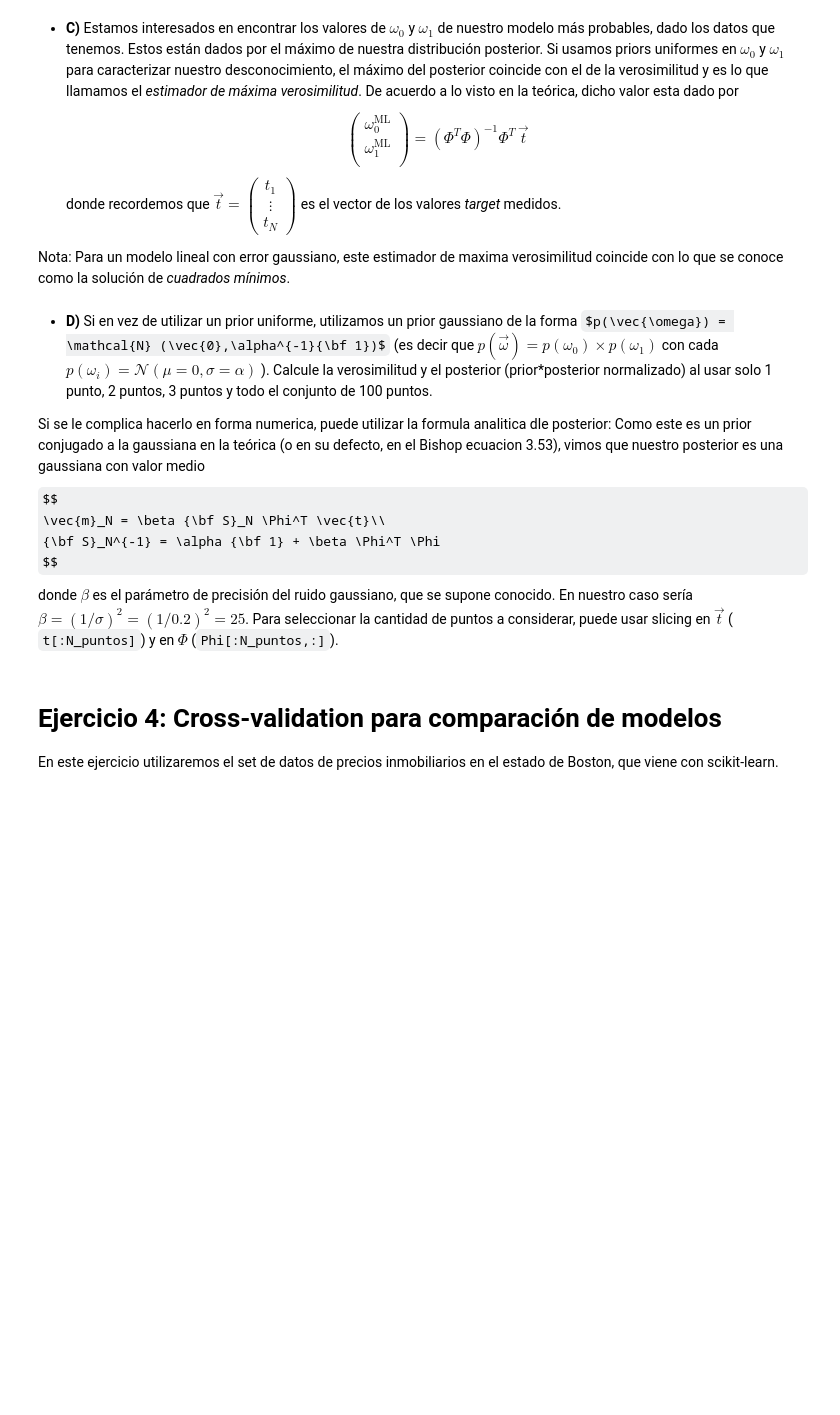
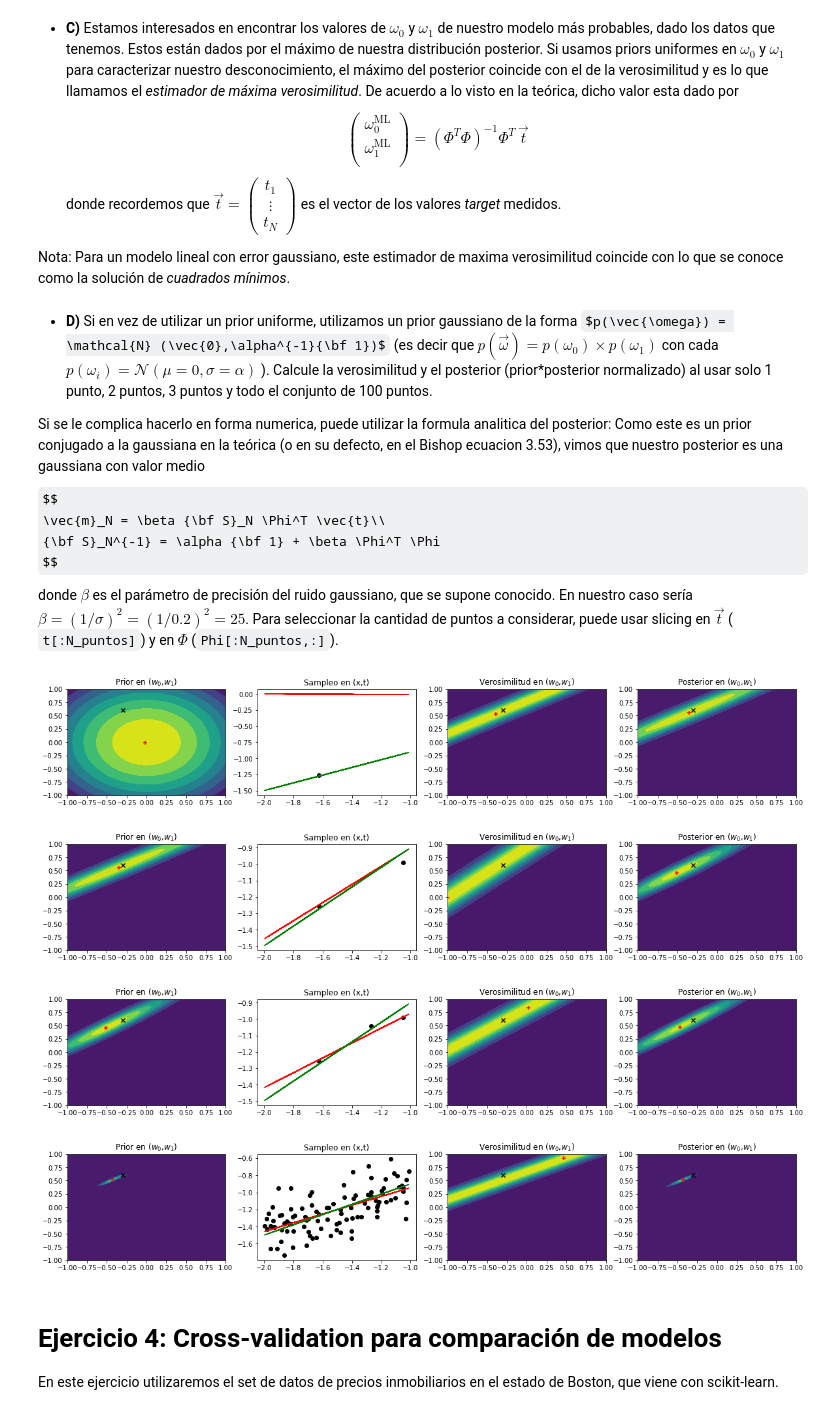
Before and after one commit to JavierGold/ML_UNSAM-2-2020, a Jupyter notebook: Solucion_Ejercicios_Modelos_Lineales.ipynb, the cells around one changed output. Cells and saved outputs as stored; diff of their text form; code cells hidden in the pictures; some formulas as TeX source; blank space fills up the shorter version.

```diff
--- a/Solucion_Ejercicios_Modelos_Lineales.ipynb
+++ b/Solucion_Ejercicios_Modelos_Lineales.ipynb
@@ -69,7 +73,7 @@ Nota: Para un modelo lineal con error gaussiano, este estimador de maxima verosi
 * **D)** Si en vez de utilizar un prior uniforme, utilizamos un prior gaussiano de la forma $p(\vec{\omega}) = \mathcal{N} (\vec{0},\alpha^{-1}{\bf 1})$ (es decir que $p(\vec{\omega}) = p(\omega_0) \times p(\omega_1)$ con cada $p(\omega_i) = \mathcal{N} (\mu=0,\sigma = \alpha)$ ). Calcule la verosimilitud y el posterior (prior*posterior normalizado) al usar solo 1 punto, 2 puntos, 3 puntos y todo el conjunto de 100 puntos.
 
 
-Si se le complica hacerlo en forma numerica, puede utilizar la formula analitica dle posterior: Como este es un prior conjugado a la gaussiana en la teórica (o en su defecto, en el Bishop ecuacion 3.53), vimos que nuestro posterior es una gaussiana con valor medio
+Si se le complica hacerlo en forma numerica, puede utilizar la formula analitica del posterior: Como este es un prior conjugado a la gaussiana en la teórica (o en su defecto, en el Bishop ecuacion 3.53), vimos que nuestro posterior es una gaussiana con valor medio
 $$
 \vec{m}_N = \beta {\bf S}_N \Phi^T \vec{t}\\
 {\bf S}_N^{-1} = \alpha {\bf 1} + \beta \Phi^T \Phi
@@ -77,50 +81,61 @@ $$
 donde $\beta$ es el parámetro de precisión del ruido gaussiano, que se supone conocido. En nuestro caso sería $\beta = (1/\sigma)^2 = (1/0.2)^2 = 25$. Para seleccionar la cantidad de puntos a considerar, puede usar slicing en $\vec{t}$ ( ``t[:N_puntos]``) y en $\Phi$ (``Phi[:N_puntos,:]``).
 # %%
 alpha=2.0
-w0_values=
-w1_values=
+w0_values=np.linspace(-1.0,1.0,50)
+w1_values=np.linspace(-1.0,1.0,100)
 #para plottear
 W0, W1 = np.meshgrid(w0_values,w1_values)
+pos=np.dstack((W0,W1))
+#print((W1.shape,W1.shape,pos.shape))
 prior=[]
 verosimilitud=[]
 posterior=[]
 
-
 #prior.append()#poner el prior inicial
 # para el dato 0:
-
-# hago la inferencia
-verosimilitud.append()#formula de la verosimilitud para el dato 0
-evidencia = np.sum(np.asarray(verosimilitud[-1])*np.asarray(prior[-1]))
-posterior.append(np.asarray(verosimilitud[-1])*np.asarray(prior[-1])/evidencia)
+prior.append(multivariate_normal(mean=[0.0,0.0],cov=alpha*np.eye(2)).pdf(pos))
+#print(prior[-1].shape)
+# hago la inferencia para x[0],t[0]
+for i in range(len(x)):
+  verosimilitud.append(norm(loc=W0+W1*x[i],scale=var).pdf(t[i]))#formula de la verosimilitud para el dato 0
+#print(verosimilitud[-1].shape)
+  evidencia = np.sum(np.asarray(verosimilitud[-1])*np.asarray(prior[-1]))
+  posterior.append(np.asarray(verosimilitud[-1])*np.asarray(prior[-1])/evidencia)
 
 # sampleo puntos de (w0,w1) maximos para prior, verosimilitud y sampleo
 
-sampleo_prior=[W0[np.where(prior[-1]==np.max(prior[-1]))][0],W1[np.where(prior[-1]==np.max(prior[-1]))][0]]
-sampleo_verosimilitud=[W0[np.where(verosimilitud[-1]==np.max(verosimilitud[-1]))][0],W1[np.where(verosimilitud[-1]==np.max(verosimilitud[-1]))][0]]
-sampleo_posterior=[W0[np.where(posterior[-1]==np.max(posterior[-1]))][0],W1[np.where(posterior[-1]==np.max(posterior[-1]))][0]]
+  sampleo_prior=[W0[np.where(prior[-1]==np.max(prior[-1]))][0],W1[np.where(prior[-1]==np.max(prior[-1]))][0]]
+  sampleo_verosimilitud=[W0[np.where(verosimilitud[-1]==np.max(verosimilitud[-1]))][0],W1[np.where(verosimilitud[-1]==np.max(verosimilitud[-1]))][0]]
+  sampleo_posterior=[W0[np.where(posterior[-1]==np.max(posterior[-1]))][0],W1[np.where(posterior[-1]==np.max(posterior[-1]))][0]]
 
-fig, axes = plt.subplots(1,4, figsize=(20,3))
-axes[0].contourf(W0,W1,prior[-1])
-axes[0].scatter(a0,a1,marker='x',color='black')
-axes[0].scatter(sampleo_prior[0],sampleo_prior[1],marker='+',color='red')
-axes[0].set_title('Prior en ($w_0$,$w_1$)')
-axes[1].scatter(x[0],t[0],color='black')
-axes[1].plot(x,sampleo_prior[0]+sampleo_prior[1]*x,color='red')
-axes[1].set_title('Sampleo en (x,t)')
-axes[2].contourf(W0,W1,verosimilitud[-1])
-axes[2].scatter(a0,a1,marker='x',color='black')
-axes[2].scatter(sampleo_verosimilitud[0],sampleo_verosimilitud[1],marker='+',color='red')
-axes[2].set_title('Verosimilitud en ($w_0$,$w_1$)')
-axes[3].contourf(W0,W1,posterior[-1])
-axes[3].scatter(a0,a1,marker='x',color='black')
-axes[3].scatter(sampleo_posterior[0],sampleo_posterior[1],marker='+',color='red')
-axes[3].set_title('Posterior en ($w_0$,$w_1$)')
+  if(i==0 or i==1 or i==2 or i==len(x)-1):
+    fig, axes = plt.subplots(1,4, figsize=(20,3))
+    axes[0].contourf(W0,W1,prior[-1])
+    axes[0].scatter(a0,a1,marker='x',color='black')
+    axes[0].scatter(sampleo_prior[0],sampleo_prior[1],marker='+',color='red')
+    axes[0].set_title('Prior en ($w_0$,$w_1$)')
+    axes[1].scatter(x[:i+1],t[:i+1],color='black')
+    axes[1].plot(x,sampleo_prior[0]+sampleo_prior[1]*x,color='red')
+    axes[1].plot(x,a0+a1*x,color='green')
+    axes[1].set_title('Sampleo en (x,t)')
+    axes[2].contourf(W0,W1,verosimilitud[-1])
+    axes[2].scatter(a0,a1,marker='x',color='black')
+    axes[2].scatter(sampleo_verosimilitud[0],sampleo_verosimilitud[1],marker='+',color='red')
+    axes[2].set_title('Verosimilitud en ($w_0$,$w_1$)')
+    axes[3].contourf(W0,W1,posterior[-1])
+    axes[3].scatter(a0,a1,marker='x',color='black')
+    axes[3].scatter(sampleo_posterior[0],sampleo_posterior[1],marker='+',color='red')
+    axes[3].set_title('Posterior en ($w_0$,$w_1$)')
 
-fig.show()
+    fig.show()
 
 # actualizo el prior
-prior.append(posterior[-1])
+  prior.append(posterior[-1])
+# %% [output]
+[figure, added]
+[figure, added]
+[figure, added]
+[figure, added]
 # %% [markdown]
 # Ejercicio 4: Cross-validation para comparación de modelos
 
```
Also changed, not shown: parts of 3 cells of this notebook.
